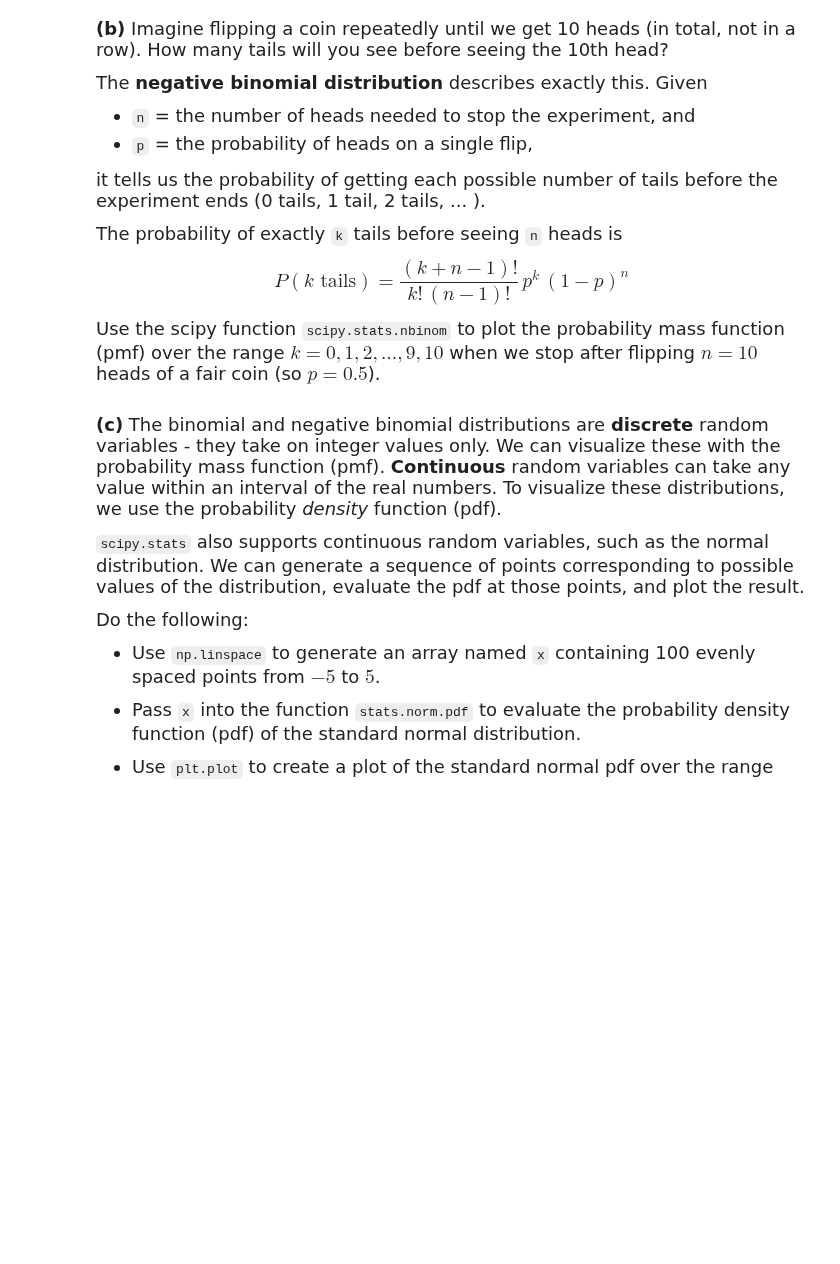
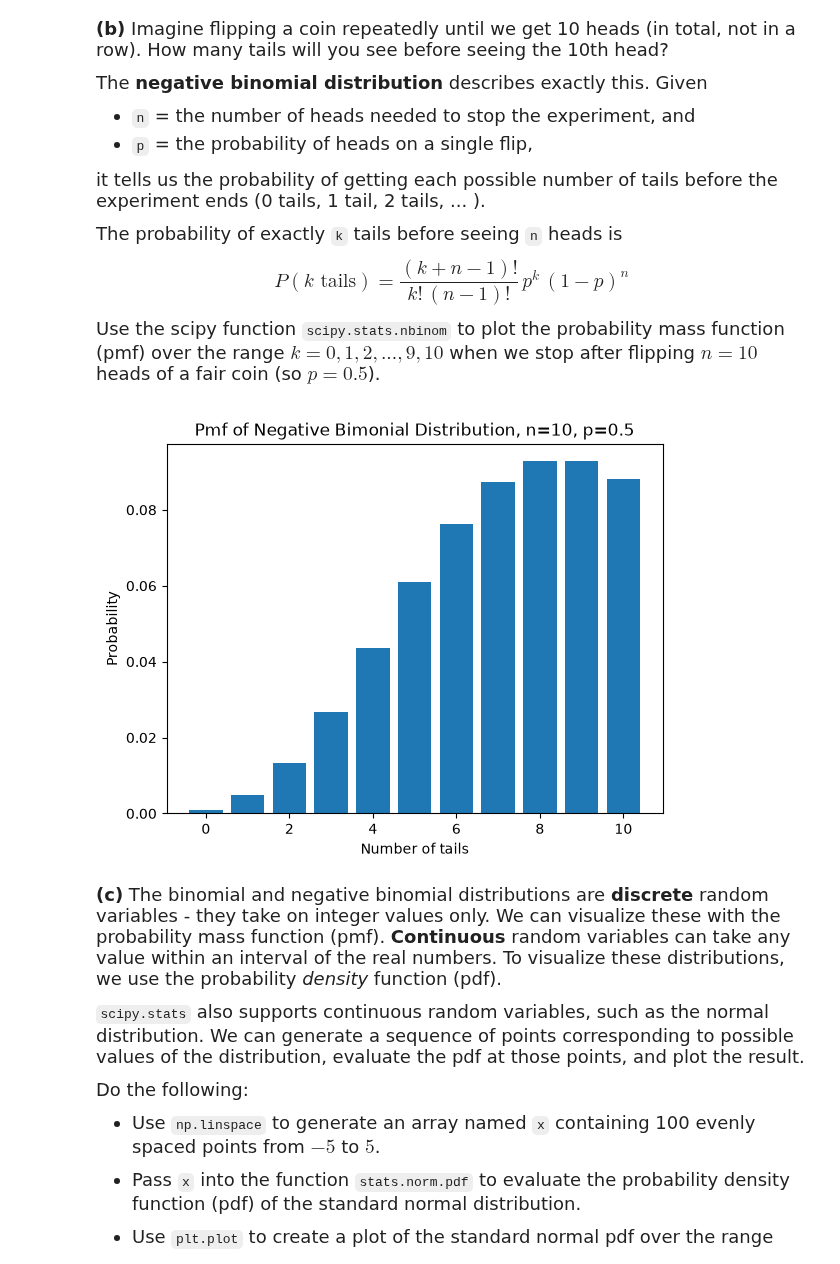
Before and after one commit to yangelinaaa/datasci185fall2026, a Jupyter notebook: _assignments/assignment_3/Assignment3-v2.ipynb, the cells around one changed output. Cells and saved outputs as stored; diff of their text form; code cells hidden in the pictures; blank space fills up the shorter version.

```diff
--- a/_assignments/assignment_3/Assignment3-v2.ipynb
+++ b/_assignments/assignment_3/Assignment3-v2.ipynb
@@ -43,6 +52,24 @@ $$P(k \text{ tails}) = \frac{(k+n-1)!}{k!\,(n-1)!}\, p^{k}\,(1-p)^{n}$$
 Use the scipy function `scipy.stats.nbinom` to plot the probability mass function (pmf) over the range $k=0, 1, 2, ..., 9, 10$ when we stop after flipping $n=10$ heads of a fair coin (so $p = 0.5$).
 # %%
 # your code here
+
+import numpy as np
+import matplotlib.pyplot as plt
+from scipy.stats import nbinom
+
+n = 10
+p = 0.5
+
+k = np.arange(0, 11)
+pmf_vals = nbinom.pmf(k, n, p)
+
+plt.bar(k, pmf_vals)
+plt.title(f"Pmf of Negative Bimonial Distribution, n={n}, p={p}")
+plt.xlabel("Number of tails")
+plt.ylabel("Probability")
+plt.show()
+# %% [output]
+[figure, added]
 # %% [markdown]
 <font size = "4">
 
```
Also changed, not shown: parts of 4 cells of this notebook.
